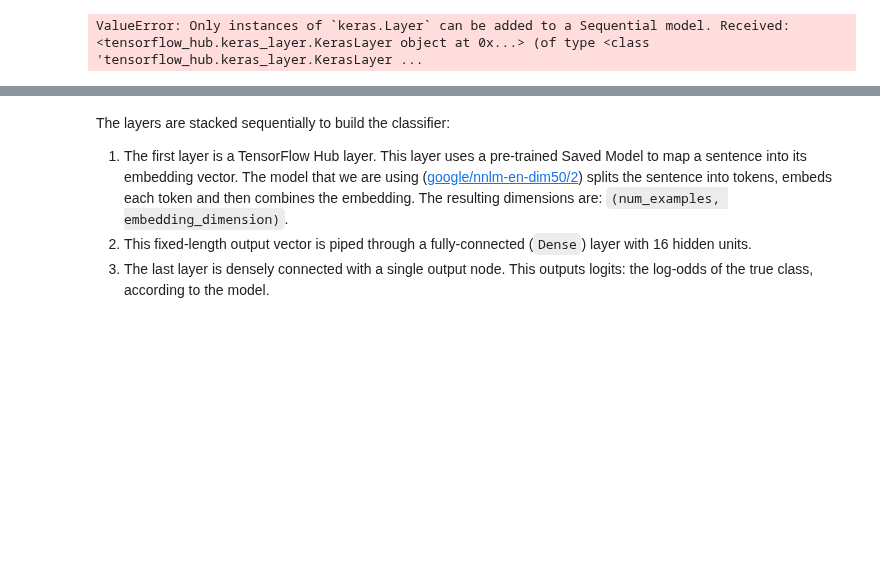
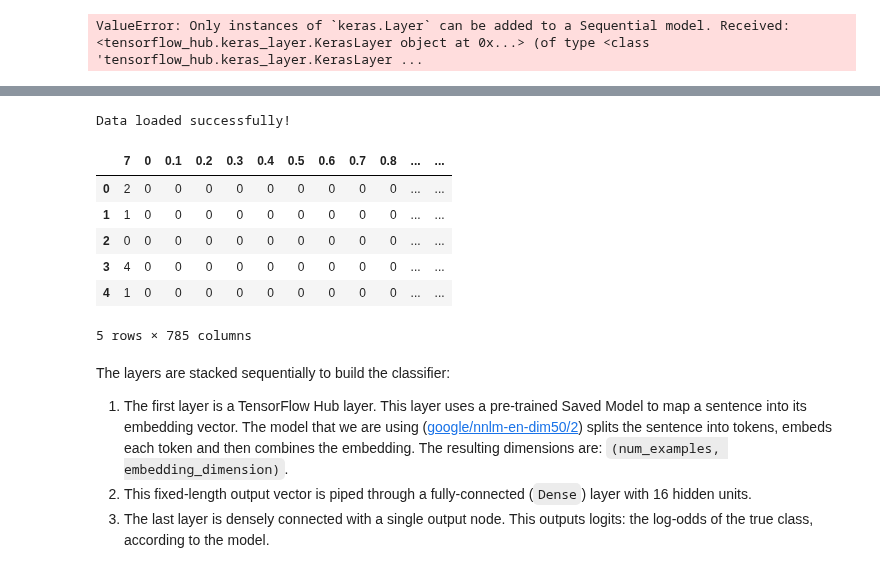
Before and after one commit to ds1985damp-cmyk/007bot, a Jupyter notebook: site/en/hub/tutorials/tf2_text_classification.ipynb, the cells around one changed output, grey strips where cells are left out. Saved outputs shown, nothing was run; the diff lists cells and outputs as text; code cells hidden in the pictures; blank space fills up the shorter version.

```diff
--- a/site/en/hub/tutorials/tf2_text_classification.ipynb
+++ b/site/en/hub/tutorials/tf2_text_classification.ipynb
@@ -186,3 +199,26 @@ ValueError: Only instances of `keras.Layer` can be added to a Sequential model.
+# %%
+import pandas as pd
+
+# Replace 'my_data.csv' with the actual path to your file in Google Drive
+file_path = '/content/sample_data/mnist_test.csv'
+
+try:
+  df = pd.read_csv(file_path)
+  print("Data loaded successfully!")
+  display(df.head())
+except FileNotFoundError:
+  print(f"Error: The file was not found at {file_path}")
+except Exception as e:
+  print(f"An error occurred: {e}")
+# %% [output]
+Data loaded successfully!
+|  | 7 | 0 | 0.1 | 0.2 | 0.3 | 0.4 | 0.5 | 0.6 | 0.7 | 0.8 | ... | ... |
+| 0 | 2 | 0 | 0 | 0 | 0 | 0 | 0 | 0 | 0 | 0 | ... | ... |
+| 1 | 1 | 0 | 0 | 0 | 0 | 0 | 0 | 0 | 0 | 0 | ... | ... |
+| 2 | 0 | 0 | 0 | 0 | 0 | 0 | 0 | 0 | 0 | 0 | ... | ... |
+| 3 | 4 | 0 | 0 | 0 | 0 | 0 | 0 | 0 | 0 | 0 | ... | ... |
+| 4 | 1 | 0 | 0 | 0 | 0 | 0 | 0 | 0 | 0 | 0 | ... | ... |
+5 rows × 785 columns
 # %%
 from google.colab import drive
 drive.mount('/content/drive')
```
Also changed, not shown: parts of 1 cell of this notebook.
